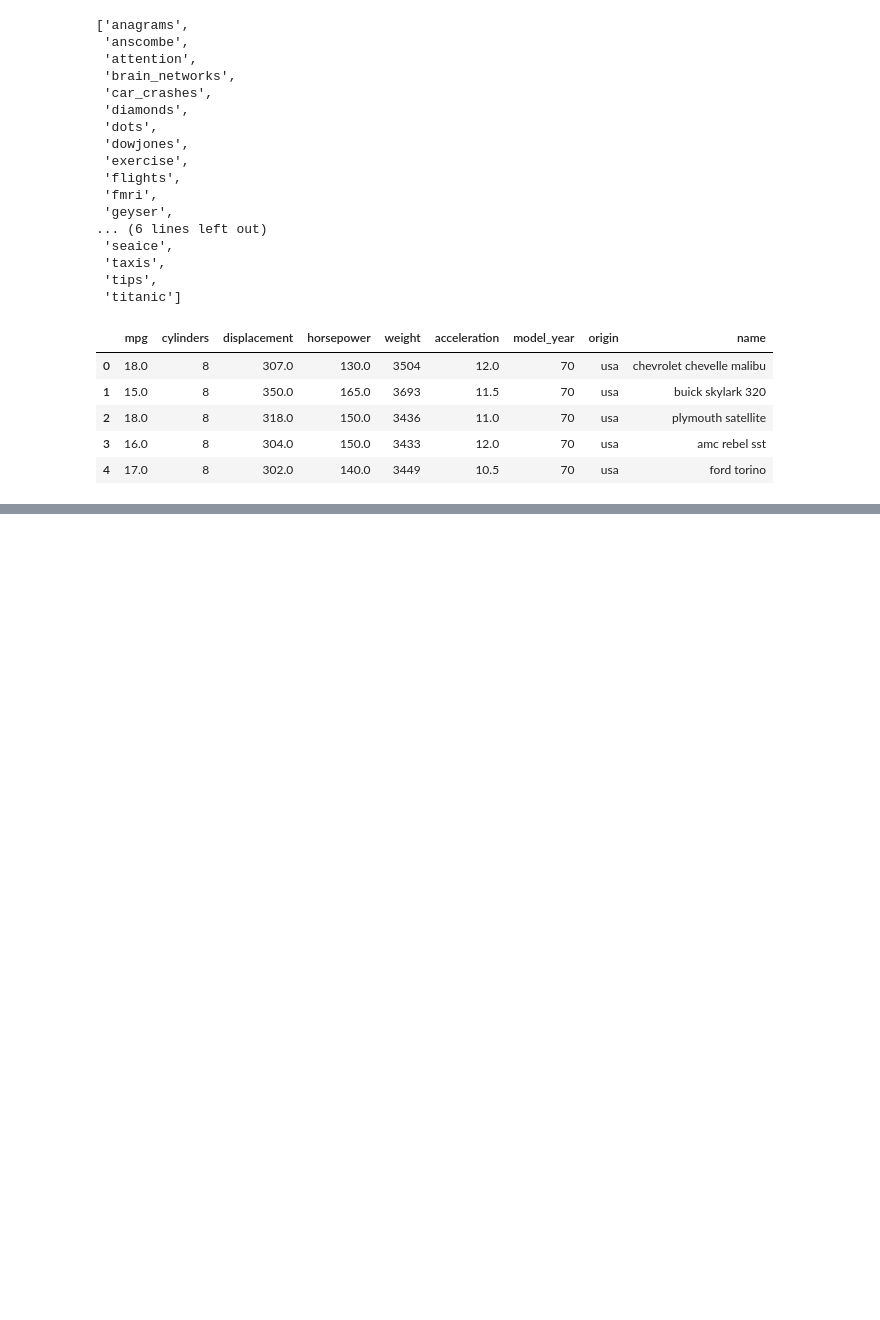
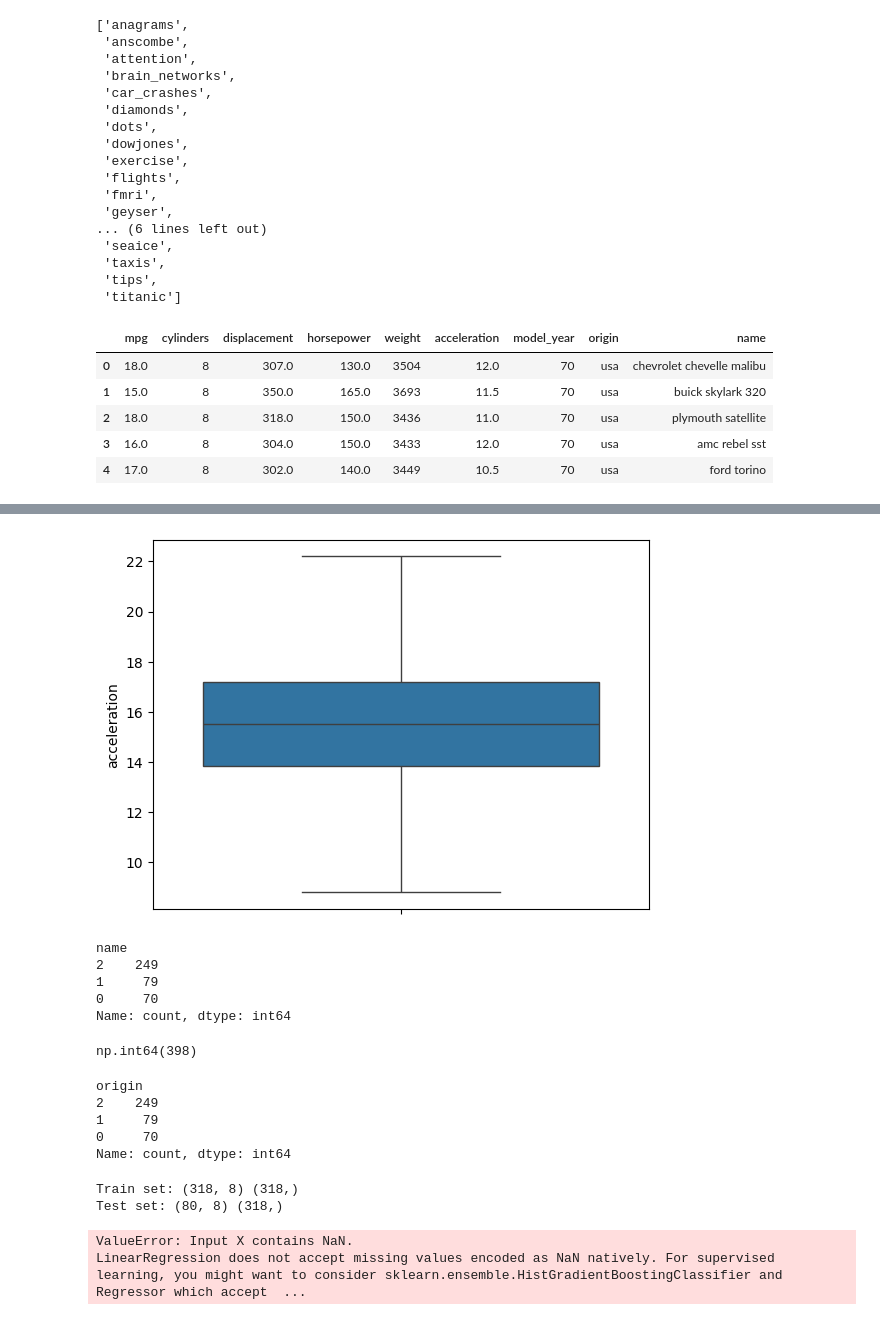
Before and after one commit to Avinash174/DataScience, a Jupyter notebook: python/ML/ML-2.ipynb, the cells around one changed output, grey strips where cells are left out. Drawn from its saved outputs; the diff is of its cells as text; code cells hidden in the pictures; blank space fills up the shorter version.

```diff
--- a/python/ML/ML-2.ipynb
+++ b/python/ML/ML-2.ipynb
@@ -41,0 +144,65 @@ df.drop('name',axis=1,inplace=True)
+# %%
+q1 = df['acceleration'].quantile(0.25)
+q3 = df['acceleration'].quantile(0.75)
+iqr = q3 - q1
+ul = q3 + 1.5 * iqr
+ll = q1 - 1.5 * iqr
+
+df['acceleration'] = df['acceleration'].clip(lower=ll, upper=ul)
+# %%
+sns.boxplot(df['acceleration'])
+plt.show()
+# %% [output]
+[figure, added]
+# %%
+encoder = LabelEncoder()
+df['name']=df['name'] = encoder.fit_transform(df['origin'])
+df['name'].value_counts()
+# %% [output]
+name
+2    249
+1     79
+0     70
+Name: count, dtype: int64
+# %%
+df["origin"].value_counts().sum()
+# %% [output]
+np.int64(398)
+# %%
+encoder = LabelEncoder()
+df['origin']=df['origin'] = encoder.fit_transform(df['origin'])
+df['origin'].value_counts()
+# %% [output]
+origin
+2    249
+1     79
+0     70
+Name: count, dtype: int64
+# %%
+from sklearn.model_selection import train_test_split
+x=df.drop('mpg',axis=1)
+y=df['mpg']
+
+x_train,x_test,y_train,y_test=train_test_split(x,y,test_size=0.2,random_state=42) # 42 is best for better accuracy
+print("Train set:",x_train.shape,y_train.shape)
+print("Test set:",x_test.shape,y_train.shape)
+# %% [output]
+Train set: (318, 8) (318,)
+Test set: (80, 8) (318,)
+# %%
+from sklearn.linear_model import LinearRegression
+from sklearn.metrics import mean_absolute_error,mean_squared_error,r2_score
+# create and train the regressio model
+
+model =LinearRegression()
+model.fit(x_train,x_test)
+#prediction
+y_pred=(x_train,y_train(x_test))
+
+#model evaluation
+print("MAE:",mean_absolute_error(y_test,y_pred))
+print("MSE:",mean_squared_error(y_test,y_pred))
+print("R2 Score:",r2_score(y_test,y_pred))
+# %% [output]
+ValueError: Input X contains NaN.
+LinearRegression does not accept missing values encoded as NaN natively. For supervised learning, you might want to consider sklearn.ensemble.HistGradientBoostingClassifier and Regressor which accept  ...
```
Also changed, not shown: parts of 14 cells of this notebook.
